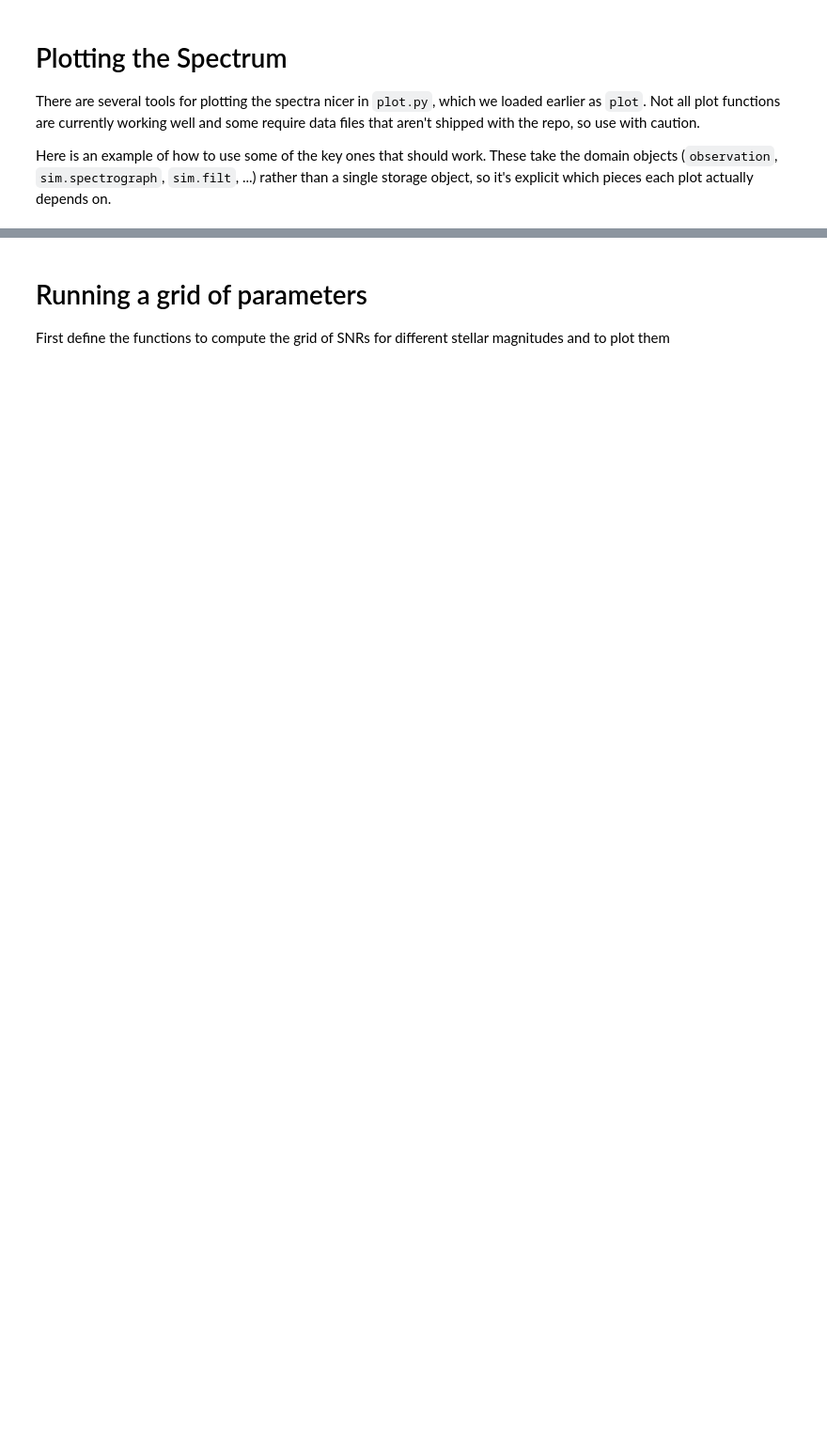
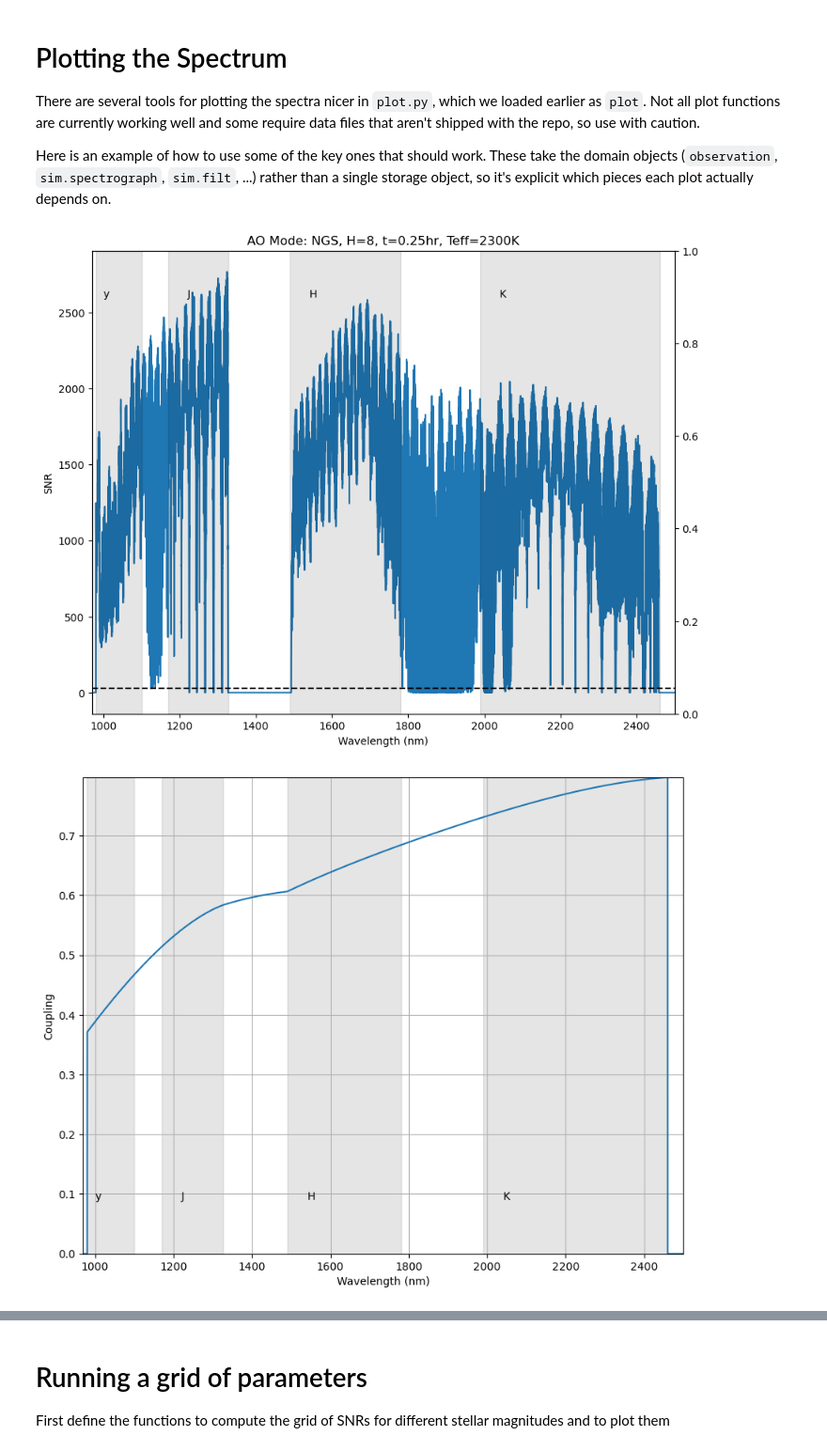
Before and after one commit to ashbake/specsim, a Jupyter notebook: examples/Tutorial_SNR_Grids.ipynb, the cells around one changed output, grey strips where cells are left out. Shown at 94% size. Drawn from its saved outputs; the diff is of its cells as text; code cells hidden in the pictures; blank space fills up the shorter version.

```diff
--- a/examples/Tutorial_SNR_Grids.ipynb
+++ b/examples/Tutorial_SNR_Grids.ipynb
@@ -128,7 +165,10 @@ Here is an example of how to use some of the key ones that should work. These ta
 which pieces each plot actually depends on.
 # %%
 savepath = './examples/output/'
-plot.plot_snr(observation, sim.ao_system, sim.filt, sim.star, sim.spectrograph,
+plot.plot_snr(sim.spectrograph, sim.ao_system, sim.filt, sim.star,
                     snrtype='res_element', savepath=savepath)  # snrtype is 'pixel' or 'res_element'
 plot.plot_coupling(sim.spectrograph, savepath=savepath)
 plot.plot_base_throughput(sim.spectrograph, savepath=savepath)
+# %% [output]
+[figure, added]
+[figure, added]
```
Also changed, not shown: parts of 7 cells of this notebook, 15 other files.
